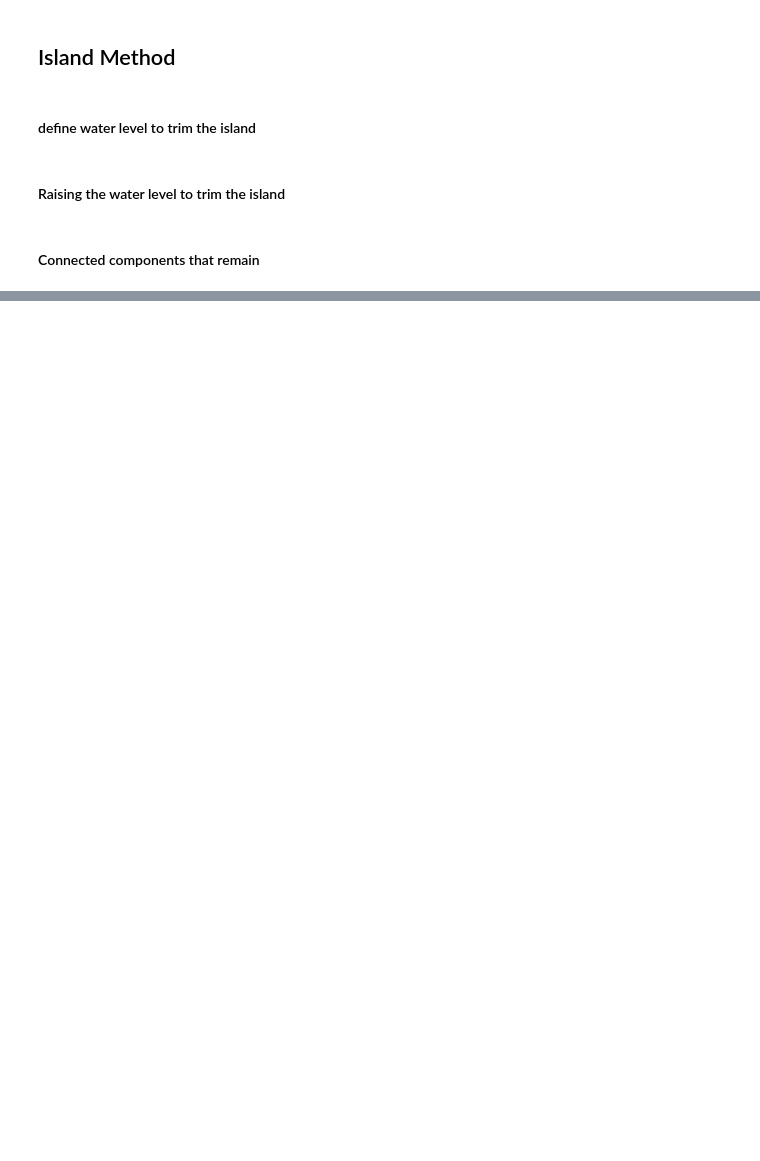
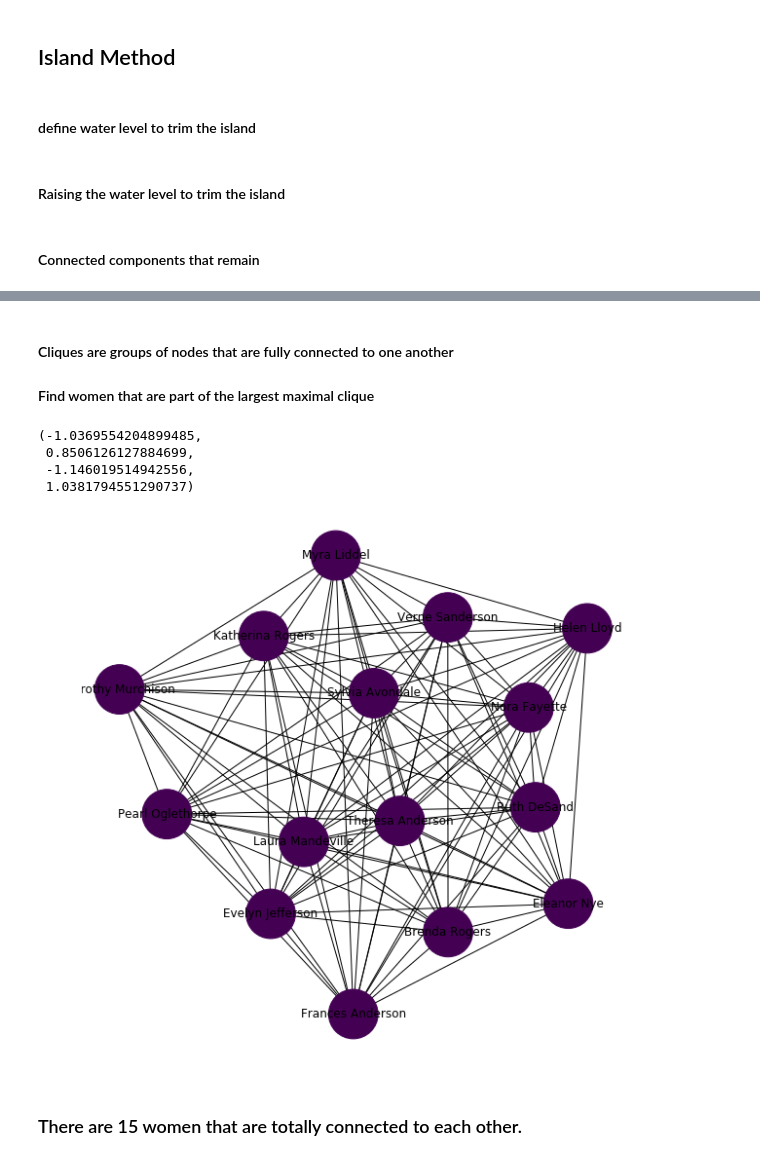
Before and after one commit to AlainKuiete/DATA620ASSIGNMENTS, a Jupyter notebook: plot_davis_club.ipynb, the cells around one changed output, grey strips where cells are left out. Drawn from its saved outputs; the diff is of its cells as text; code cells hidden in the pictures; blank space fills up the shorter version.

```diff
--- a/plot_davis_club.ipynb
+++ b/plot_davis_club.ipynb
@@ -205,0 +209,5 @@ print(top_bet)
+# %%
+eigen_cent = nx.eigenvector_centrality(g)
+# %%
+# Assign each to an attribute in your network
+nx.set_node_attributes(g, eigen_cent, 'eigenvector')
@@ -256,0 +337,25 @@ AttributeError: 'list' object has no attribute 'draw'
+# %% [markdown]
+#### Cliques are groups of nodes that are fully connected to one another
+####  Find women that are part of the largest maximal clique
+# %%
+largest_clique = sorted(nx.find_cliques(g), key=lambda x:len(x))[-1]
+# %%
+glc = g.subgraph(largest_clique)
+# %%
+pos = nx.spring_layout(glc)
+eigCent = nx.eigenvector_centrality(glc)
+node_color = [20000.0 * glc.degree(v) for v in glc]
+node_size =  [v * 10000 for v in eigCent.values()]
+plt.figure(figsize=(10,10))
+nx.draw_networkx(glc, pos=pos, with_labels=True,
+                 node_color=node_color,
+                 node_size=node_size)
+plt.axis('off')
+# %% [output]
+(-1.0369554204899485,
+ 0.8506126127884699,
+ -1.146019514942556,
+ 1.0381794551290737)
+[figure, added]
+# %% [markdown]
+### There are 15 women that are totally connected to each other.
```
Also changed, not shown: parts of 20 cells of this notebook.
